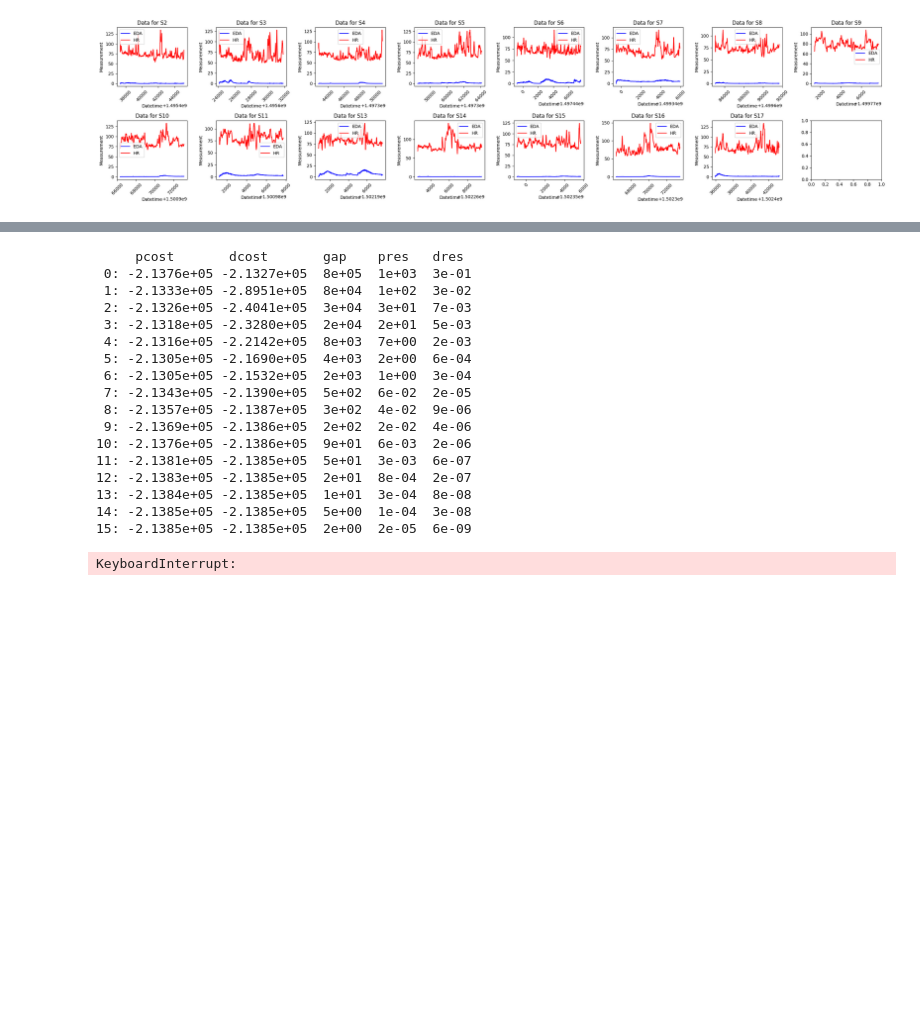
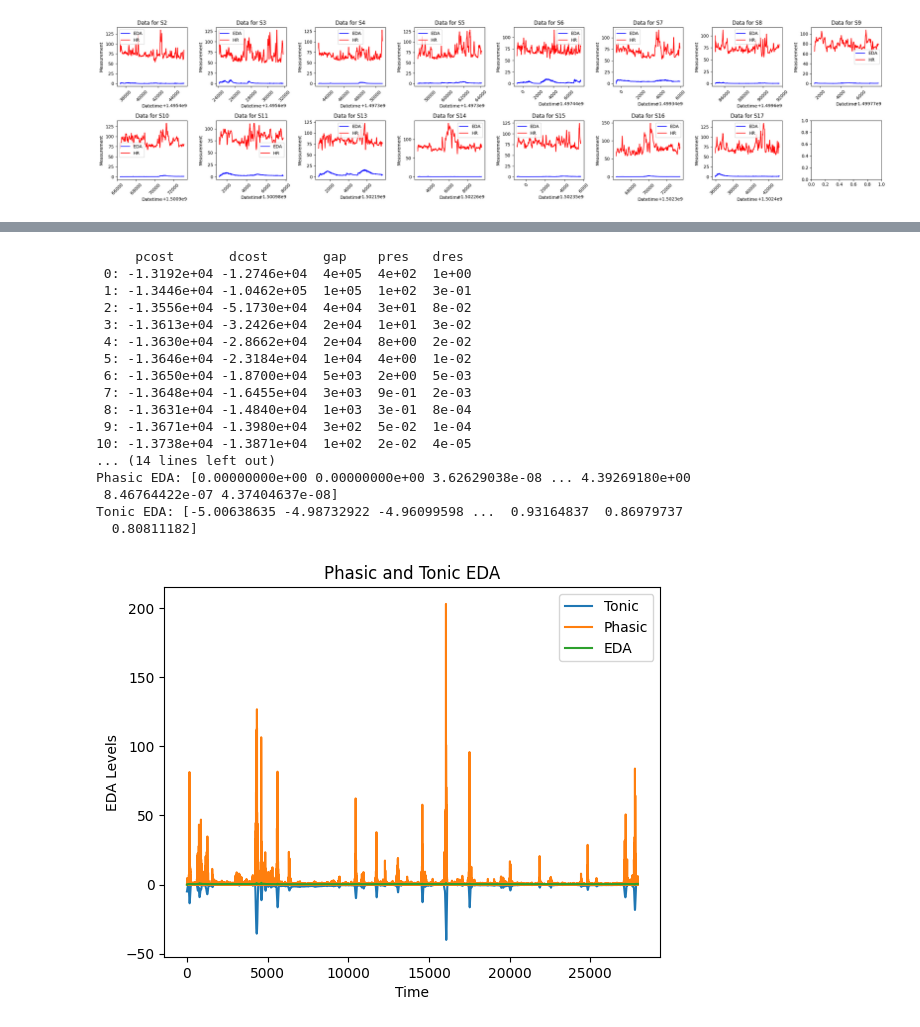
Before and after one commit to markgoertz/Convolutional-Neural-Network-on-Electrodermal-Activity-for-Stress-Assessment, a Jupyter notebook: code/eda_signal_classification.ipynb, the cells around one changed output, grey strips where cells are left out. Cells and saved outputs as stored; diff of their text form; code cells hidden in the pictures; blank space fills up the shorter version.

```diff
--- a/code/eda_signal_classification.ipynb
+++ b/code/eda_signal_classification.ipynb
@@ -28,6 +34,9 @@ import seaborn as sns
 import cvxEDA
 # %%
-DATA_PATH = 'D:/Master of Applied IT/data/processed/WESAD'
+
+MAIN_PATH = os.path.dirname(os.getcwd())
+DATA_PATH = MAIN_PATH + "/data/processed/WESAD"
+
 QUALITY_THRESHOLD = 128
 BATCH_SIZE = 64
 SHUFFLE_BUFFER_SIZE = BATCH_SIZE * 2
@@ -120,32 +131,45 @@ plt.show()
 # %%
+
+import cvxEDA.src.cvxEDA
+
 def calculate_eda_levels(y):
     fs_dict = {'ACC': 32, 'BVP': 64, 'EDA': 4, 'TEMP': 4, 'label': 700, 'Resp': 700}
     Fs = fs_dict['EDA']
     yn = (y - y.mean()) / y.std()
-    [r, p, t, l, d, e, obj] = cvxEDA.cvxEDA(yn, 1. / Fs)
+    [r, p, t, l, d, e, obj] = cvxEDA.src.cvxEDA.cvxEDA(yn, 1. / Fs)
     return [p, t]
 
 # Example usage:
-
-phasic, tonic = calculate_eda_levels(dataset['EDA'].values)
+tonic, phasic = calculate_eda_levels(dataset[dataset['id'] == 'S14']['EDA'].values)
 print("Phasic EDA:", phasic)
 print("Tonic EDA:", tonic)
 # %% [output]
      pcost       dcost       gap    pres   dres
- 0: -2.1376e+05 -2.1327e+05  8e+05  1e+03  3e-01
- 1: -2.1333e+05 -2.8951e+05  8e+04  1e+02  3e-02
- 2: -2.1326e+05 -2.4041e+05  3e+04  3e+01  7e-03
- 3: -2.1318e+05 -2.3280e+05  2e+04  2e+01  5e-03
- 4: -2.1316e+05 -2.2142e+05  8e+03  7e+00  2e-03
- 5: -2.1305e+05 -2.1690e+05  4e+03  2e+00  6e-04
- 6: -2.1305e+05 -2.1532e+05  2e+03  1e+00  3e-04
- 7: -2.1343e+05 -2.1390e+05  5e+02  6e-02  2e-05
- 8: -2.1357e+05 -2.1387e+05  3e+02  4e-02  9e-06
- 9: -2.1369e+05 -2.1386e+05  2e+02  2e-02  4e-06
-10: -2.1376e+05 -2.1386e+05  9e+01  6e-03  2e-06
-11: -2.1381e+05 -2.1385e+05  5e+01  3e-03  6e-07
-12: -2.1383e+05 -2.1385e+05  2e+01  8e-04  2e-07
-13: -2.1384e+05 -2.1385e+05  1e+01  3e-04  8e-08
-14: -2.1385e+05 -2.1385e+05  5e+00  1e-04  3e-08
-15: -2.1385e+05 -2.1385e+05  2e+00  2e-05  6e-09
+ 0: -1.3192e+04 -1.2746e+04  4e+05  4e+02  1e+00
+ 1: -1.3446e+04 -1.0462e+05  1e+05  1e+02  3e-01
+ 2: -1.3556e+04 -5.1730e+04  4e+04  3e+01  8e-02
+ 3: -1.3613e+04 -3.2426e+04  2e+04  1e+01  3e-02
+ 4: -1.3630e+04 -2.8662e+04  2e+04  8e+00  2e-02
+ 5: -1.3646e+04 -2.3184e+04  1e+04  4e+00  1e-02
+ 6: -1.3650e+04 -1.8700e+04  5e+03  2e+00  5e-03
+ 7: -1.3648e+04 -1.6455e+04  3e+03  9e-01  2e-03
+ 8: -1.3631e+04 -1.4840e+04  1e+03  3e-01  8e-04
+ 9: -1.3671e+04 -1.3980e+04  3e+02  5e-02  1e-04
+10: -1.3738e+04 -1.3871e+04  1e+02  2e-02  4e-05
+... (14 lines left out)
+Phasic EDA: [0.00000000e+00 0.00000000e+00 3.62629038e-08 ... 4.39269180e+00
+ 8.46764422e-07 4.37404637e-08]
+Tonic EDA: [-5.00638635 -4.98732922 -4.96099598 ...  0.93164837  0.86979737
+  0.80811182]
-KeyboardInterrupt:
+# %%
+plt.plot(tonic, label='Tonic')
+plt.plot(phasic, label='Phasic')
+plt.plot(dataset[dataset['id'] == 'S14']['EDA'].values, label='EDA')
+
+plt.xlabel('Time')
+plt.ylabel('EDA Levels')
+plt.title('Phasic and Tonic EDA')
+plt.legend()
+plt.show()
+# %% [output]
+[figure, added]
```
Also changed, not shown: parts of 3 cells of this notebook, 10 other files.
